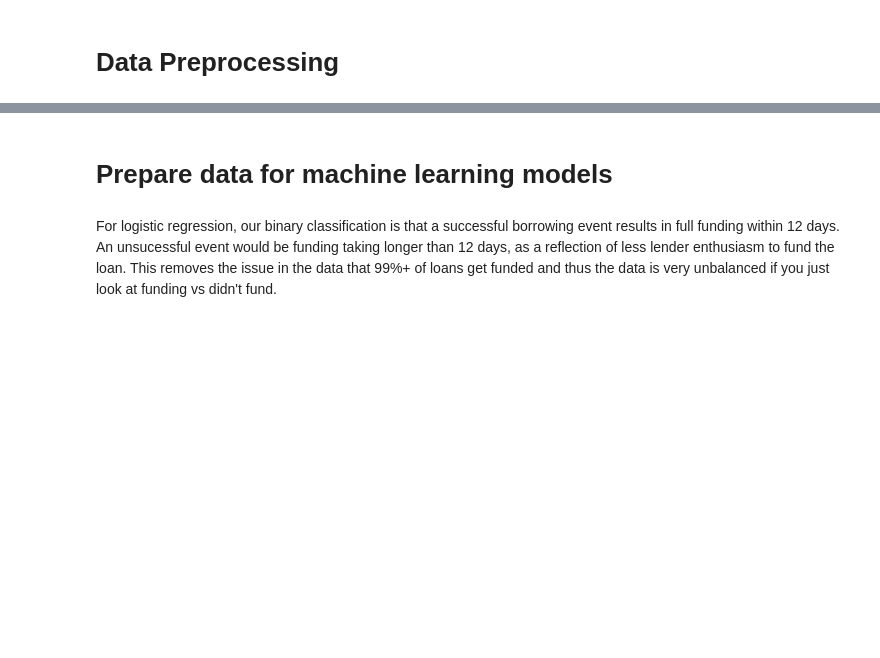
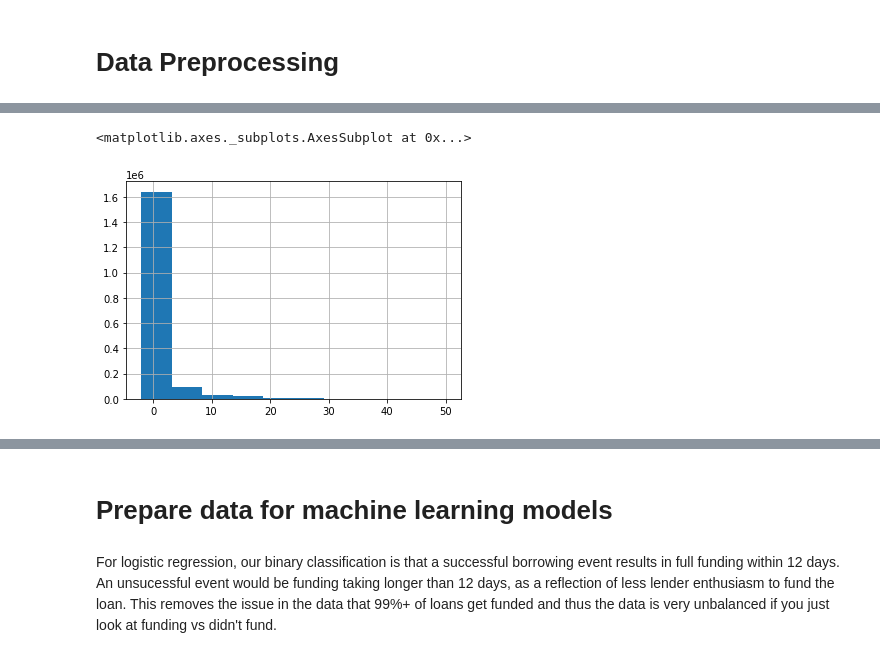
Before and after one commit to emmysobieski/TeamPySpark, a Jupyter notebook: TeamPySpark_ML_Models.ipynb, the cells around one changed output, grey strips where cells are left out. Drawn from its saved outputs; the diff is of its cells as text; code cells hidden in the pictures; blank space fills up the shorter version.

Commit message:
Updating with Male, Female, Elapsed Time columns

```diff
--- a/TeamPySpark_ML_Models.ipynb
+++ b/TeamPySpark_ML_Models.ipynb
@@ -60,0 +123,4 @@ elapsed_time_df.describe()
+# %%
+# Remove bad data from original dataframe using the same index, that way clean elapsed_time_df will have same number of rows
+# to be merged back into dataframe
+clean_loans_df = loans_df[elapsed_time_df > pd.to_timedelta(0)]
@@ -89,4 +190,4 @@ working_loans_df
 # %%
 # Look at the gender column in working_loans_df
-working_loans_df = loans_df['BORROWER_GENDERS'].dropna()
+working_loans_df = clean_loans_df['BORROWER_GENDERS'].dropna()
 working_loans_df
@@ -98,6 +225,6 @@ working_loans_df.astype(str)
 #Apply the male and female gender functions to the dataset, yields a number value for each field.
 # The results are the next cell.
 #new_df = working_loans_df.set_index
-new_df = working_loans_df.apply(male)
-new_df2 = working_loans_df.apply(female)
-new_df2
+male_df = working_loans_df.apply(male)
+female_df = working_loans_df.apply(female)
+male_df
@@ -114,3 +291,6 @@ new_df2.value_counts()
 # %%
-# Gender distrubtion histogram.  0 is male, 1 is female, long tail are groups of varying composition.
-new_df2.hist(range=[-5, 50])
+# Gender distrubtion histogram of females
+female_df.hist(range=[-2, 50])
+# %% [output]
+<matplotlib.axes._subplots.AxesSubplot at 0x...>
+[figure, added]
```
Also changed, not shown: parts of 42 cells of this notebook.
